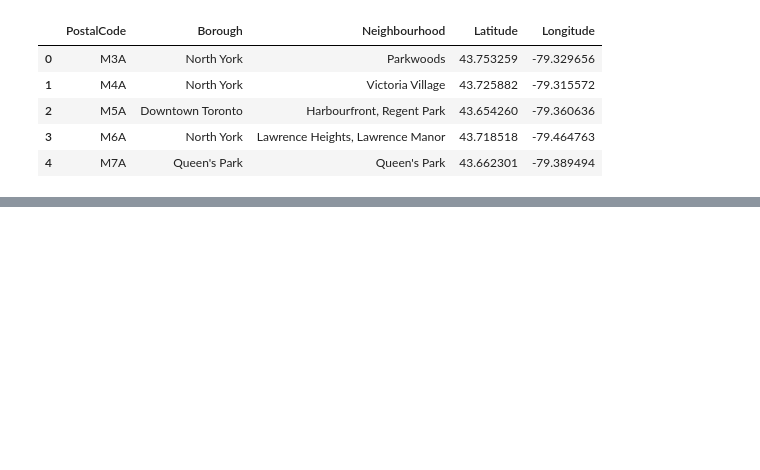
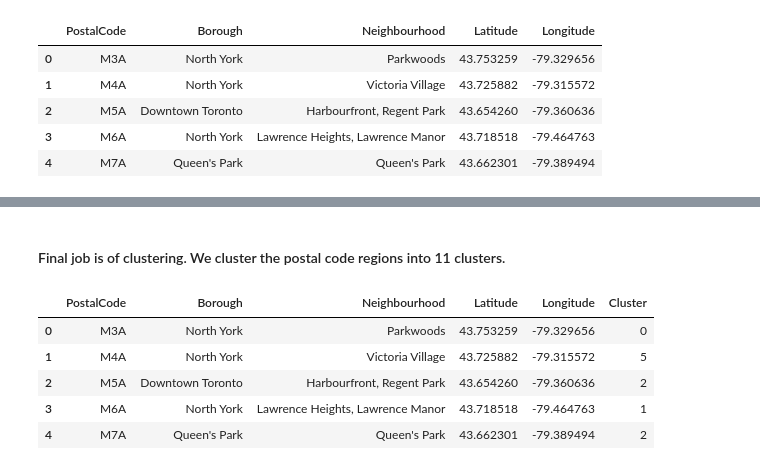
Before and after one commit to sahilinneurospace/Capstone, a Jupyter notebook: week2_notebook.ipynb, the cells around one changed output, grey strips where cells are left out. Drawn from its saved outputs; the diff is of its cells as text; code cells hidden in the pictures; blank space fills up the shorter version.

```diff
--- a/week2_notebook.ipynb
+++ b/week2_notebook.ipynb
@@ -146,0 +175,17 @@ df.head()
+# %% [markdown]
+#### Final job is of clustering. We cluster the postal code regions into 11 clusters.
+# %%
+df_clustering = df.drop(['PostalCode', 'Borough', 'Neighbourhood'], 1)
+
+kmeans = KMeans(n_clusters=11, random_state=0).fit(df_clustering)
+# %%
+df['Cluster'] = list(kmeans.labels_)
+# %%
+df.head()
+# %% [output]
+|  | PostalCode | Borough | Neighbourhood | Latitude | Longitude | Cluster |
+| 0 | M3A | North York | Parkwoods | 43.753259 | -79.329656 | 0 |
+| 1 | M4A | North York | Victoria Village | 43.725882 | -79.315572 | 5 |
+| 2 | M5A | Downtown Toronto | Harbourfront, Regent Park | 43.654260 | -79.360636 | 2 |
+| 3 | M6A | North York | Lawrence Heights, Lawrence Manor | 43.718518 | -79.464763 | 1 |
+| 4 | M7A | Queen's Park | Queen's Park | 43.662301 | -79.389494 | 2 |
```
Also changed, not shown: parts of 7 cells of this notebook.
